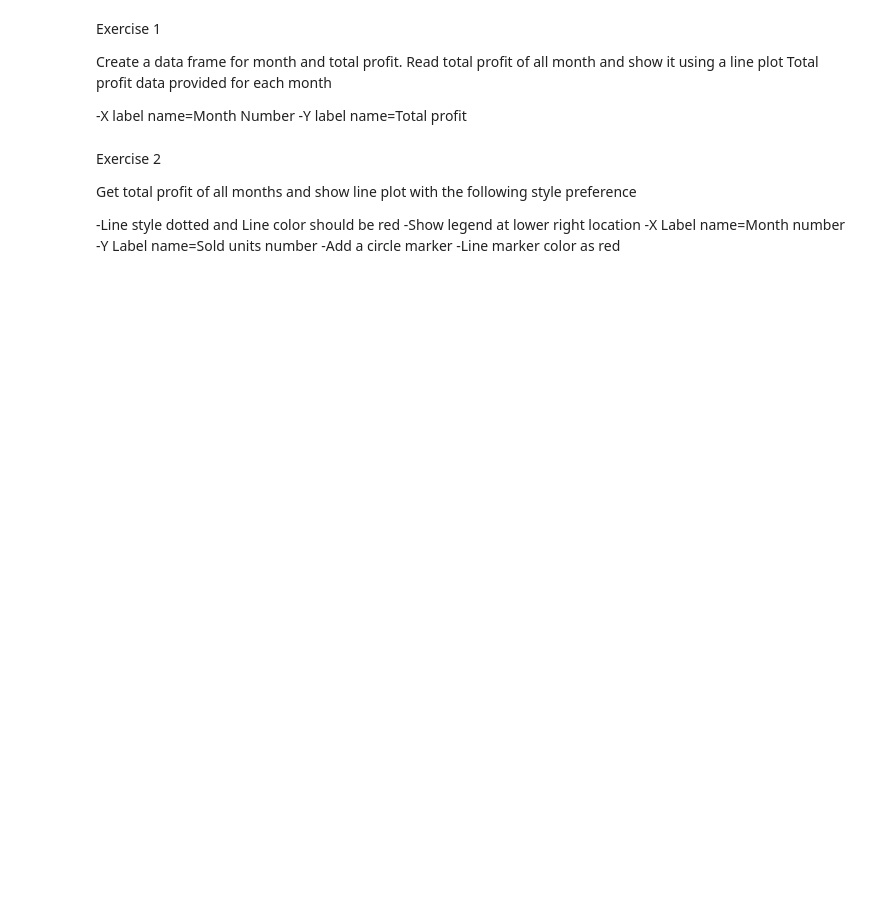
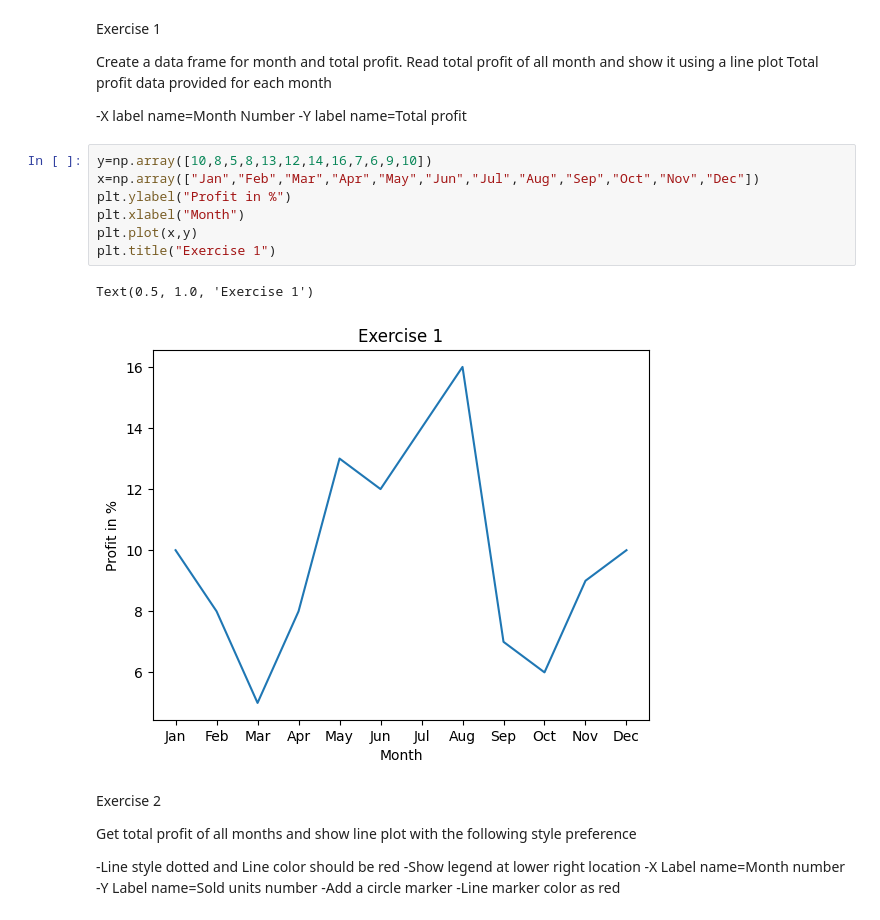
Before and after one commit to V-Adithya/DAV-Python, a Jupyter notebook: DAV Labsheet 1.ipynb, the cells around one changed output. Saved outputs shown, nothing was run; the diff lists cells and outputs as text; blank space fills up the shorter version.

```diff
--- a/DAV Labsheet 1.ipynb
+++ b/DAV Labsheet 1.ipynb
@@ -152,6 +159,16 @@ Create a data frame for month and total profit. Read total profit of all month a
 
 -X label name=Month Number
 -Y label name=Total profit
+# %%
+y=np.array([10,8,5,8,13,12,14,16,7,6,9,10])
+x=np.array(["Jan","Feb","Mar","Apr","May","Jun","Jul","Aug","Sep","Oct","Nov","Dec"])
+plt.ylabel("Profit in %")
+plt.xlabel("Month")
+plt.plot(x,y)
+plt.title("Exercise 1")
+# %% [output]
+Text(0.5, 1.0, 'Exercise 1')
+[figure, added]
 # %% [markdown]
 Exercise 2
 
```
Also changed, not shown: parts of 4 cells of this notebook.
